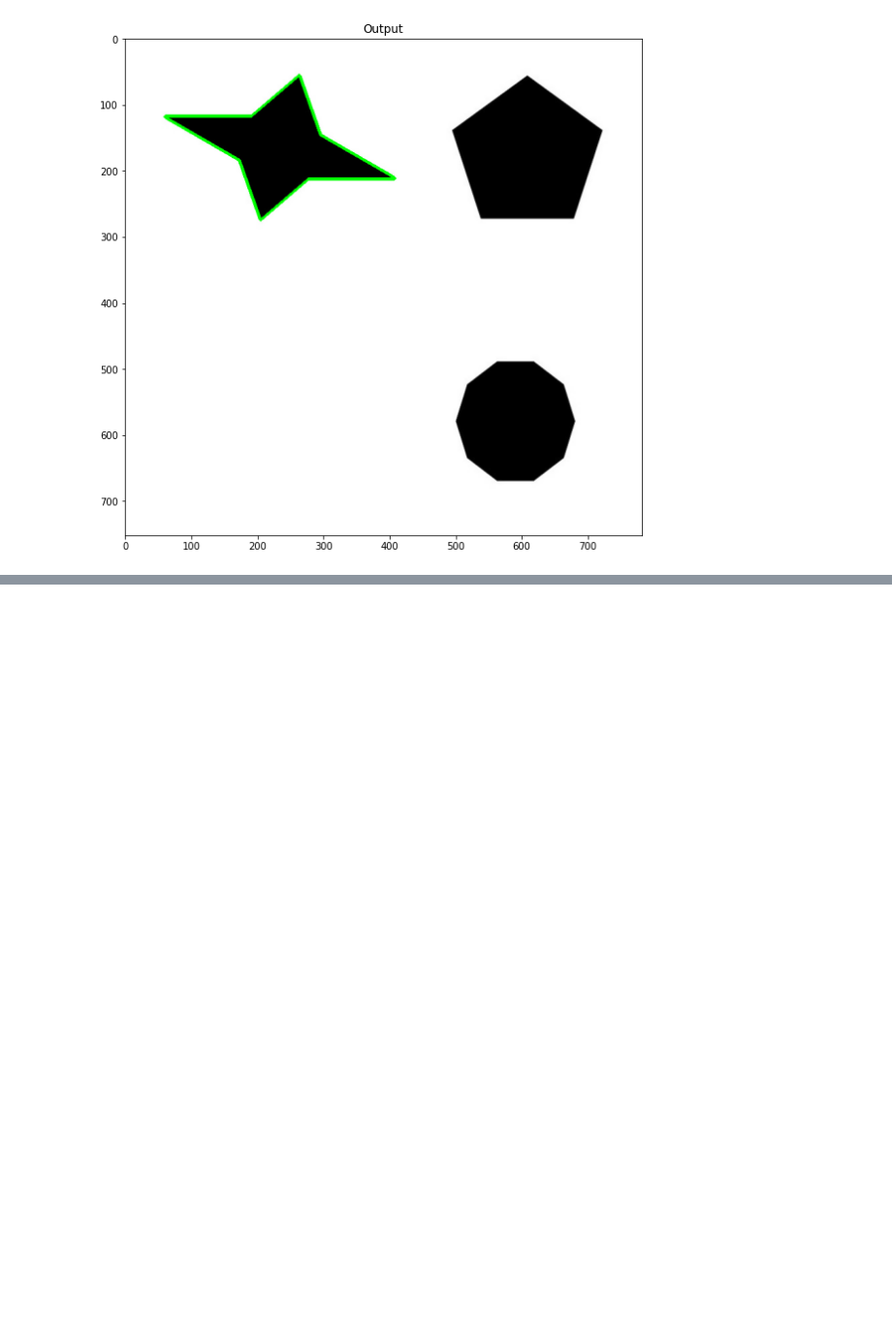
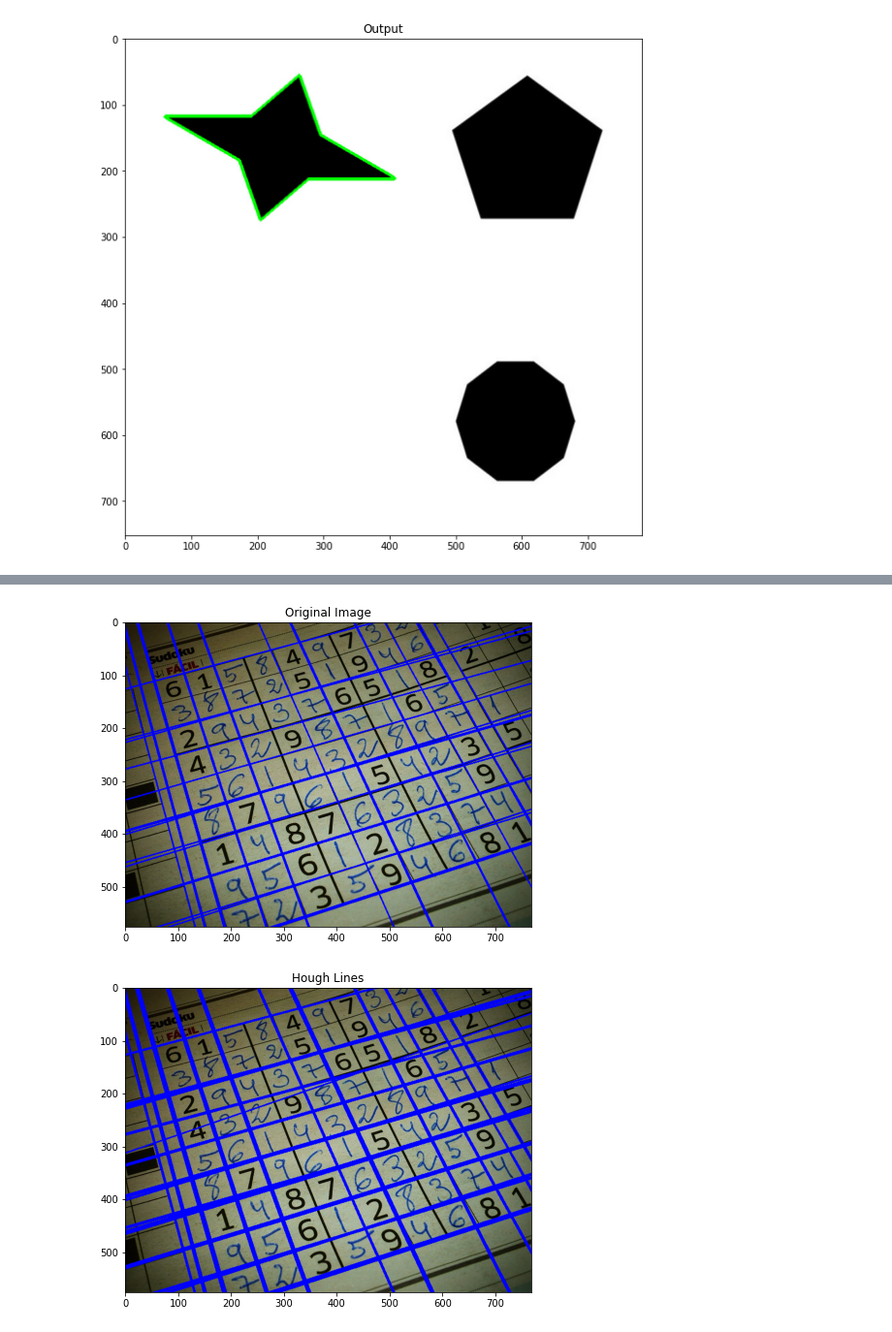
Before and after one commit to enosjeba/OpenCV, a Jupyter notebook: OpenCv_Contours.ipynb, the cells around one changed output, grey strips where cells are left out. Shown at 97% size. Cells and saved outputs as stored; diff of their text form; code cells hidden in the pictures; blank space fills up the shorter version.

```diff
--- a/OpenCv_Contours.ipynb
+++ b/OpenCv_Contours.ipynb
@@ -605,0 +619,31 @@ imshow('Output', target)
+# %%
+images = cv2.imread('images/soduku.jpg')
+imshow('Original Image', image)
+
+#grayscale and canny edges
+gray = cv2.cvtColor(image, cv2.COLOR_BGR2GRAY)
+edges = cv2.Canny(gray,  100, 170, apertureSize = 3)
+
+# Run houghlines through accuracy of 1 pixel
+# Theta accuracy of np.pi / 180 which is 1 degree
+# Line Threshold is set to 240 (Number of points on the line)
+lines = cv2.HoughLines(edges, 1, np.pi / 180, 240)
+
+# Iterate through each line and convert it to the format
+# Required by cv2.lines (i.e. requring end points)
+for line in lines:
+    rho, theta = line[0]
+    a = np.cos(theta)
+    b = np.sin(theta)
+    x0 = a * rho
+    y0 = b * rho
+    x1 = int(x0 + 1000 * (-b))
+    y1 = int(y0 + 1000 * (a))
+    x2 = int(x0 - 1000 * (-b))
+    y2 = int(y0 - 1000 * (a))
+    cv2.line(image, (x1,y1), (x2, y2), (255, 0, 0), 2)
+
+imshow('Hough Lines', image)
+# %% [output]
+[figure, added]
+[figure, added]
```
Also changed, not shown: parts of 11 cells of this notebook.
